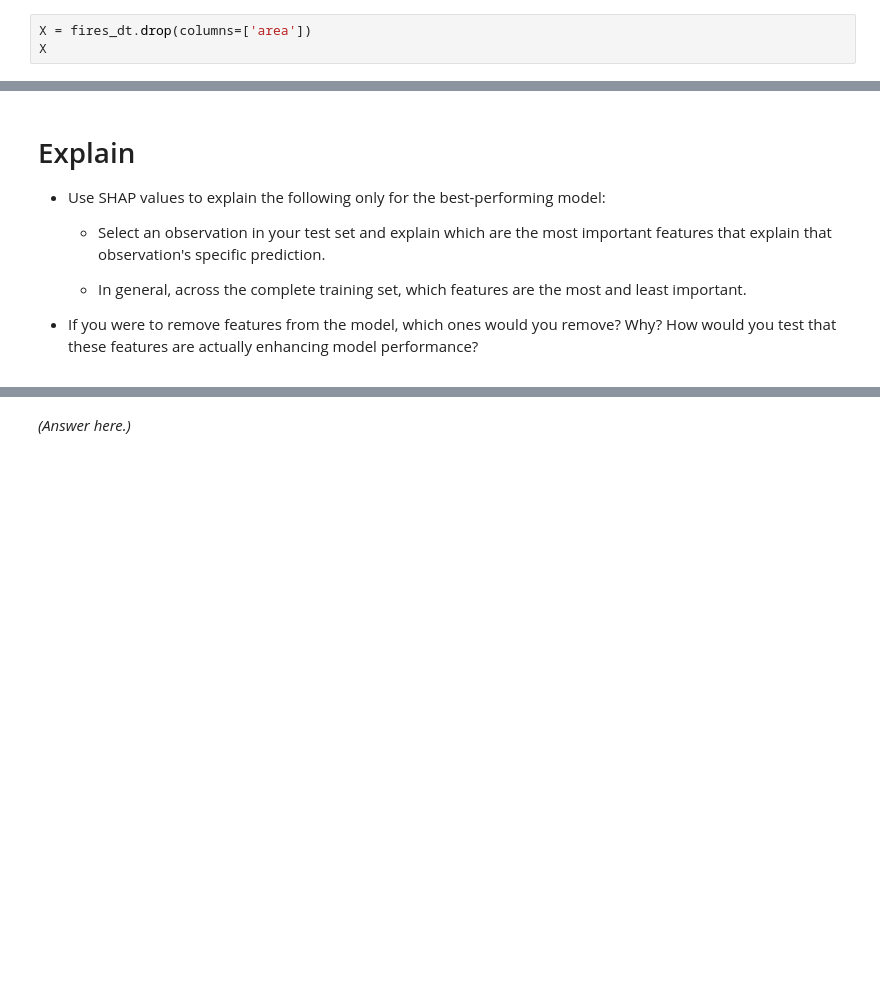
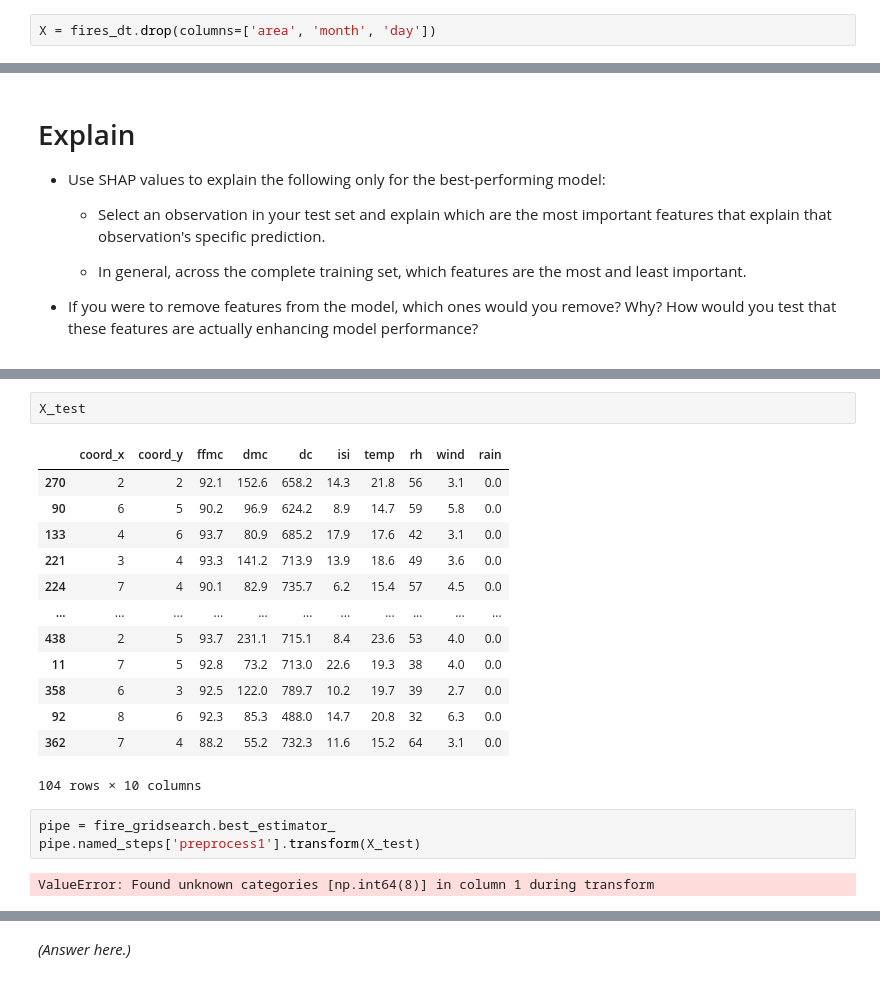
Before and after one commit to yulizhang11/production, a Jupyter notebook: 02_activities/assignments/assignment_2.ipynb, the cells around one changed output, grey strips where cells are left out. Drawn from its saved outputs; the diff is of its cells as text; blank space fills up the shorter version.

```diff
--- a/02_activities/assignments/assignment_2.ipynb
+++ b/02_activities/assignments/assignment_2.ipynb
@@ -117,5 +79,4 @@ fires_dt
 
 Create the features data frame and target data.
 # %%
-X = fires_dt.drop(columns=['area'])
-X
+X = fires_dt.drop(columns=['area', 'month', 'day'])
@@ -354,0 +358,21 @@ Pipeline(steps=[('preprocess2',
+# %%
+X_test
+# %% [output]
+|  | coord_x | coord_y | ffmc | dmc | dc | isi | temp | rh | wind | rain |
+| 270 | 2 | 2 | 92.1 | 152.6 | 658.2 | 14.3 | 21.8 | 56 | 3.1 | 0.0 |
+| 90 | 6 | 5 | 90.2 | 96.9 | 624.2 | 8.9 | 14.7 | 59 | 5.8 | 0.0 |
+| 133 | 4 | 6 | 93.7 | 80.9 | 685.2 | 17.9 | 17.6 | 42 | 3.1 | 0.0 |
+| 221 | 3 | 4 | 93.3 | 141.2 | 713.9 | 13.9 | 18.6 | 49 | 3.6 | 0.0 |
+| 224 | 7 | 4 | 90.1 | 82.9 | 735.7 | 6.2 | 15.4 | 57 | 4.5 | 0.0 |
+| ... | ... | ... | ... | ... | ... | ... | ... | ... | ... | ... |
+| 438 | 2 | 5 | 93.7 | 231.1 | 715.1 | 8.4 | 23.6 | 53 | 4.0 | 0.0 |
+| 11 | 7 | 5 | 92.8 | 73.2 | 713.0 | 22.6 | 19.3 | 38 | 4.0 | 0.0 |
+| 358 | 6 | 3 | 92.5 | 122.0 | 789.7 | 10.2 | 19.7 | 39 | 2.7 | 0.0 |
+| 92 | 8 | 6 | 92.3 | 85.3 | 488.0 | 14.7 | 20.8 | 32 | 6.3 | 0.0 |
+| 362 | 7 | 4 | 88.2 | 55.2 | 732.3 | 11.6 | 15.2 | 64 | 3.1 | 0.0 |
+104 rows × 10 columns
+# %%
+pipe = fire_gridsearch.best_estimator_
+pipe.named_steps['preprocess1'].transform(X_test)
+# %% [output]
+ValueError: Found unknown categories [np.int64(8)] in column 1 during transform
```
Also changed, not shown: parts of 26 cells of this notebook.
